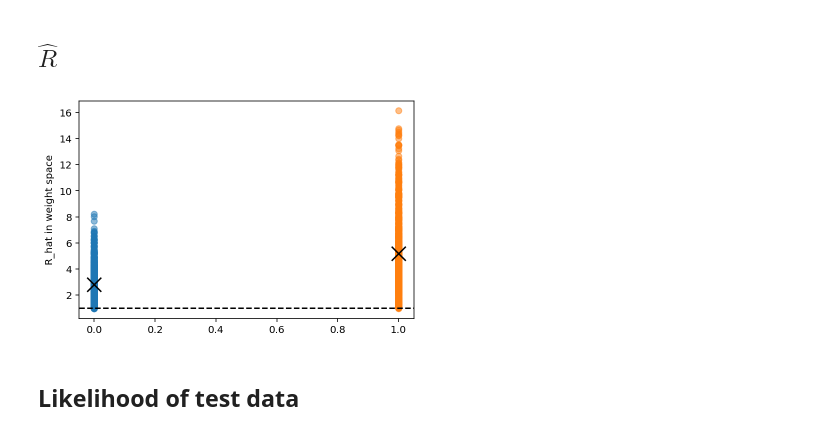
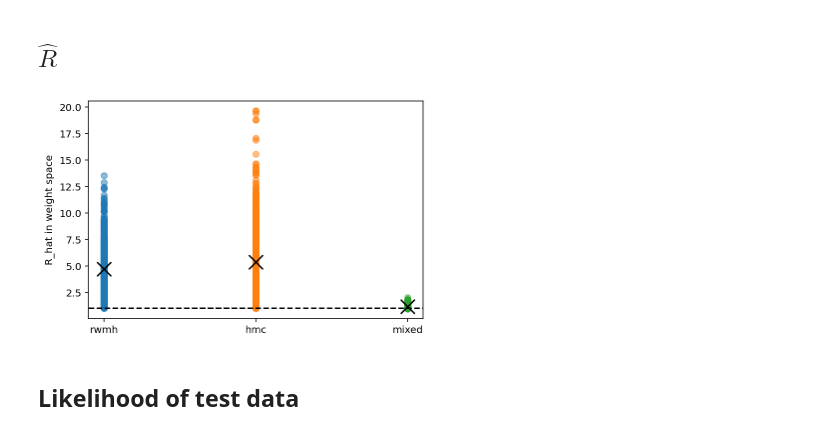
Before and after one commit to martin-marek/bnn-project, a Jupyter notebook: notebooks/uci_regression.ipynb, the cells around one changed output. Saved outputs shown, nothing was run; the diff lists cells and outputs as text; code cells hidden in the pictures.

```diff
--- a/notebooks/uci_regression.ipynb
+++ b/notebooks/uci_regression.ipynb
@@ -147,5 +146,5 @@ Wall time: 840 ms
 # %%
-dfig, ax = plt.subplots()
+fig, ax = plt.subplots()
 for i in range(n_chains):
     ax.plot(sgd_loss[i], alpha=1)
 plt.show()
@@ -156,7 +155,7 @@ plt.show()
 # %%
 %%time
 step_size = 1e-3
-n_blind_steps = 10
+n_blind_steps = 10_000
 key = jax.random.PRNGKey(0)
 chains_rwmh, avg_accept_prob = training.create_rwmh_chains(key, log_posterior_fn, params_init, init_sd, step_size, n_blind_steps, n_chains, n_samples)
 print(f'Avg. accept. prob.: {avg_accept_prob:.2%}')
@@ -169,7 +168,7 @@ Wall time: 2.21 s
 # %%
 %%time
 step_size = 1e-5
-n_leapfrog_steps = 10
+n_leapfrog_steps = 1_000
 key = jax.random.PRNGKey(0)
 chains_hmc, avg_accept_prob = training.create_hmc_chains(key, log_posterior_fn, params_init, init_sd, step_size, n_leapfrog_steps, n_chains, n_samples)
 print(f'Avg. accept. prob.: {avg_accept_prob:.2%}')
@@ -181,9 +180,9 @@ Wall time: 2.8 s
 ## combined training
 # %%
 %%time
-n_outer_steps = 2
-n_inner_steps = 2
-n_leapfrog_steps = 10
+n_outer_steps = 4
+n_inner_steps = 5
+n_leapfrog_steps = 1_000
 key = jax.random.PRNGKey(0)
 chains_mixed, avg_accept_prob = training.create_mixed_chains(key, log_posterior_fn, params_init, init_sd, sgd_n_epochs, sgd_ll_start, sgd_ll_stop, step_size, n_leapfrog_steps, n_chains, n_outer_steps, n_inner_steps)
 print(f'Avg. accept. prob.: {avg_accept_prob:.2%}')
@@ -260,24 +251,25 @@ plt.show()
 # %%
 fig, ax = plt.subplots()
 
 # R_hat
 f = lambda x: x
-chains_to_show = ['rwmh', 'hmc']
+chains_to_show = ['rwmh', 'hmc', 'mixed']
 for i, name in enumerate(chains_to_show):
     chains = chains_dict[name]
     r = metrics.r_hat(chains, f)
     ax.scatter([i]*len(r), r.tolist(), alpha=0.5)
     ax.scatter(i, r.mean(), color='black', marker='x', s=200, zorder=2)
-ax.set_xticks(range(len(chains_to_show)), chains_to_show)
+ax.set_xticks(range(len(chains_to_show)))
+ax.set_xticklabels(chains_to_show)
 ax.set_ylabel('R_hat in weight space')
 ax.axhline(y=1, color='black', linestyle="--")
 
 # plt.savefig('plots/rhat_autocorr.pdf', bbox_inches='tight', pad_inches=0)
 # ax.set_yscale('log')
 # ax.set_ylim([0.99, 1.16])
 plt.show()
 # %% [output]
-[figure, old version]
+[figure, new version]
 # %% [markdown]
 ## Likelihood of test data
 # %%
```
Also changed, not shown: parts of 13 cells of this notebook, 1 other file.
